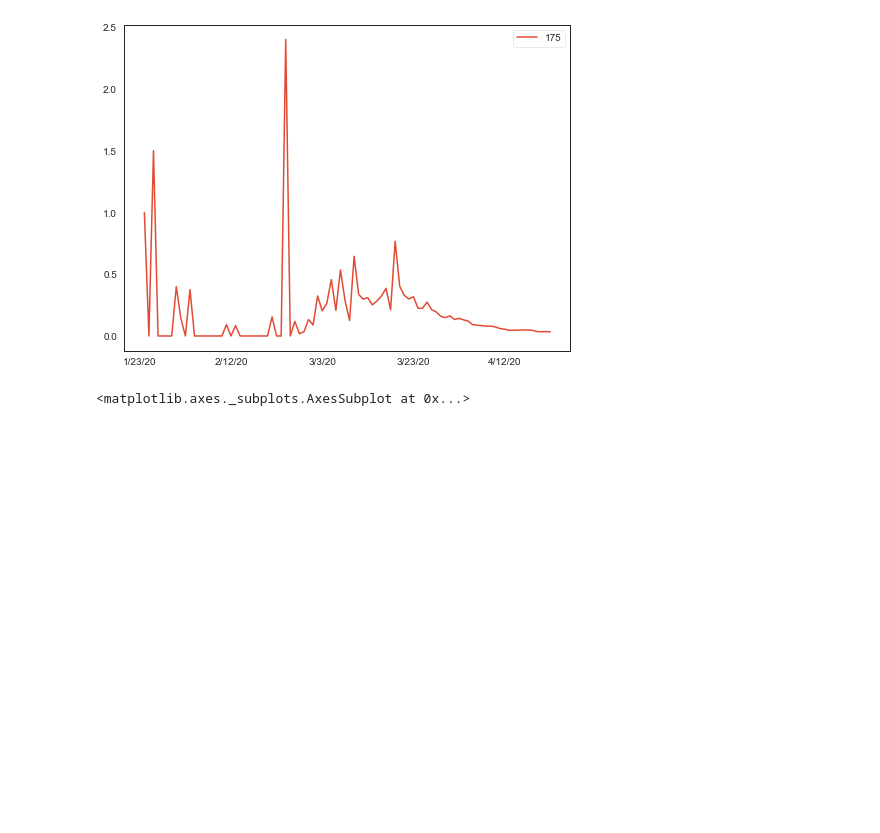
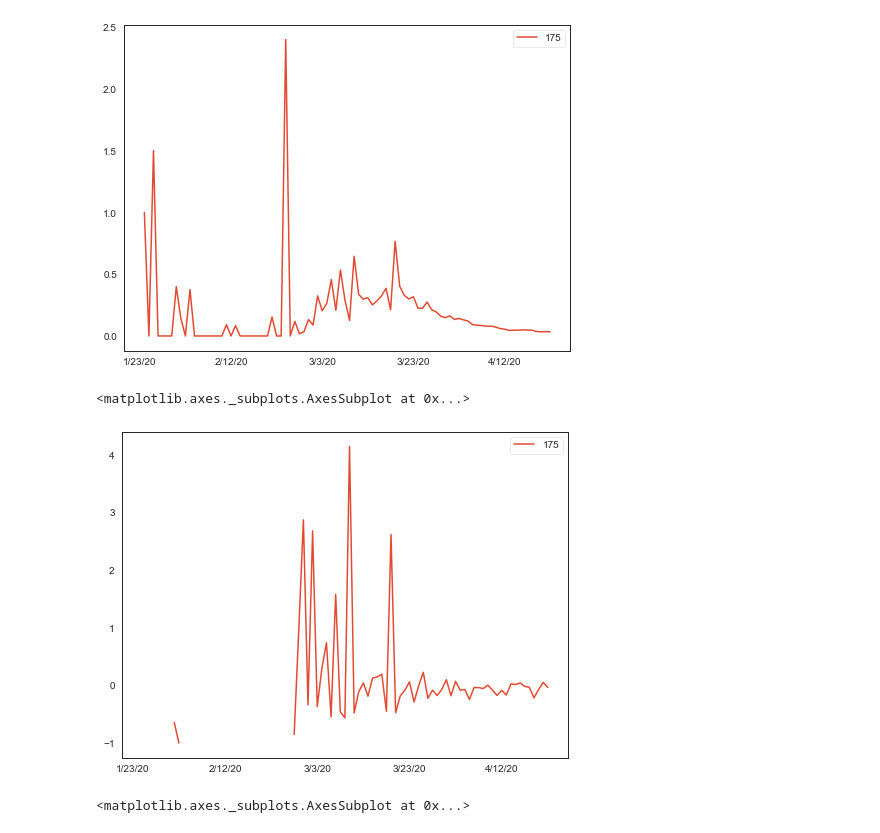
Before and after one commit to dtangster/cmpe256, a Jupyter notebook: hidden_dragon.ipynb, the cells around one changed output. Cells and saved outputs as stored; diff of their text form; code cells hidden in the pictures; blank space fills up the shorter version.

```diff
--- a/hidden_dragon.ipynb
+++ b/hidden_dragon.ipynb
@@ -508,0 +551,20 @@ centroid_df.head()
+# %%
+# Fix latitude and longitude values in `confirmed` + `positive` merged/proprocessed dataset
+temp_df = centroid_df.set_index("admin")
+temp_df = temp_df[["Latitude", "Longitude"]]
+temp_df.columns = ["Lat", "Long"]
+latitude_series = temp_df["Lat"]
+longitude_series = temp_df["Long"]
+
+# Temporarily set the index to the country so we appropriately search the `centroid` and `total confirmed`
+# datasets by country name.
+total_confirmed_df.set_index("Country/Region", inplace=True)
+confirmed_df_keys = set(total_confirmed_df.index)
+
+for i in latitude_series.index:
+    if i in confirmed_df_keys:
+        temp = total_confirmed_df.loc[i]
+        total_confirmed_df.loc[i]["Lat"] = latitude_series[i]
+        total_confirmed_df.loc[i]["Long"] = longitude_series[i]
+total_confirmed_df.reset_index(inplace=True)
+total_confirmed_df.head()
@@ -522,3 +590,9 @@ confirmed_rate_df.head()
 | 3 | Andorra | 42.5063 | 1.5218 | 0 | NaN | NaN | NaN | NaN | NaN | NaN | ... |
 | 4 | Angola | -11.2027 | 17.8739 | 0 | NaN | NaN | NaN | NaN | NaN | NaN | ... |
 5 rows × 95 columns
+# %%
+# Get the acceleration based on confirmed cases
+for i in tp_confirmed_df:
+    tp_confirmed_df[i][4:] = tp_confirmed_df[i][4:].pct_change()
+confirmed_acceleration_df = tp_confirmed_df.transpose()
+confirmed_acceleration_df.head()
@@ -528,4 +616,10 @@ confirmed_rate_df[175:176].transpose()[4:].plot()
 # %% [output]
 <matplotlib.axes._subplots.AxesSubplot at 0x...>
 [figure]
+# %%
+# USA: Confirmed case acceleration per day based on the total confirmed from previous day
+confirmed_acceleration_df[175:176].transpose()[4:].plot()
+# %% [output]
+<matplotlib.axes._subplots.AxesSubplot at 0x...>
+[figure, added]
 # %%
```
Also changed, not shown: parts of 18 cells of this notebook.
